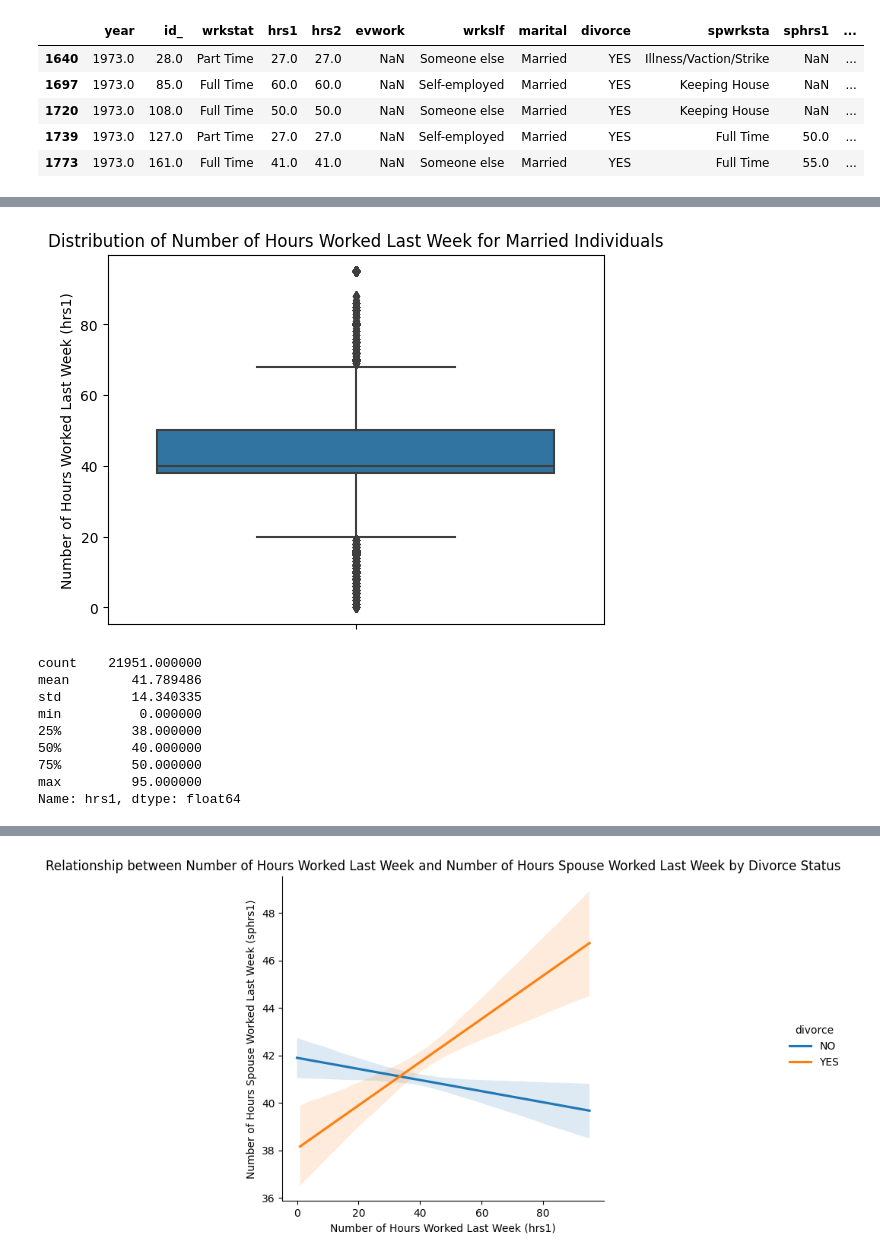
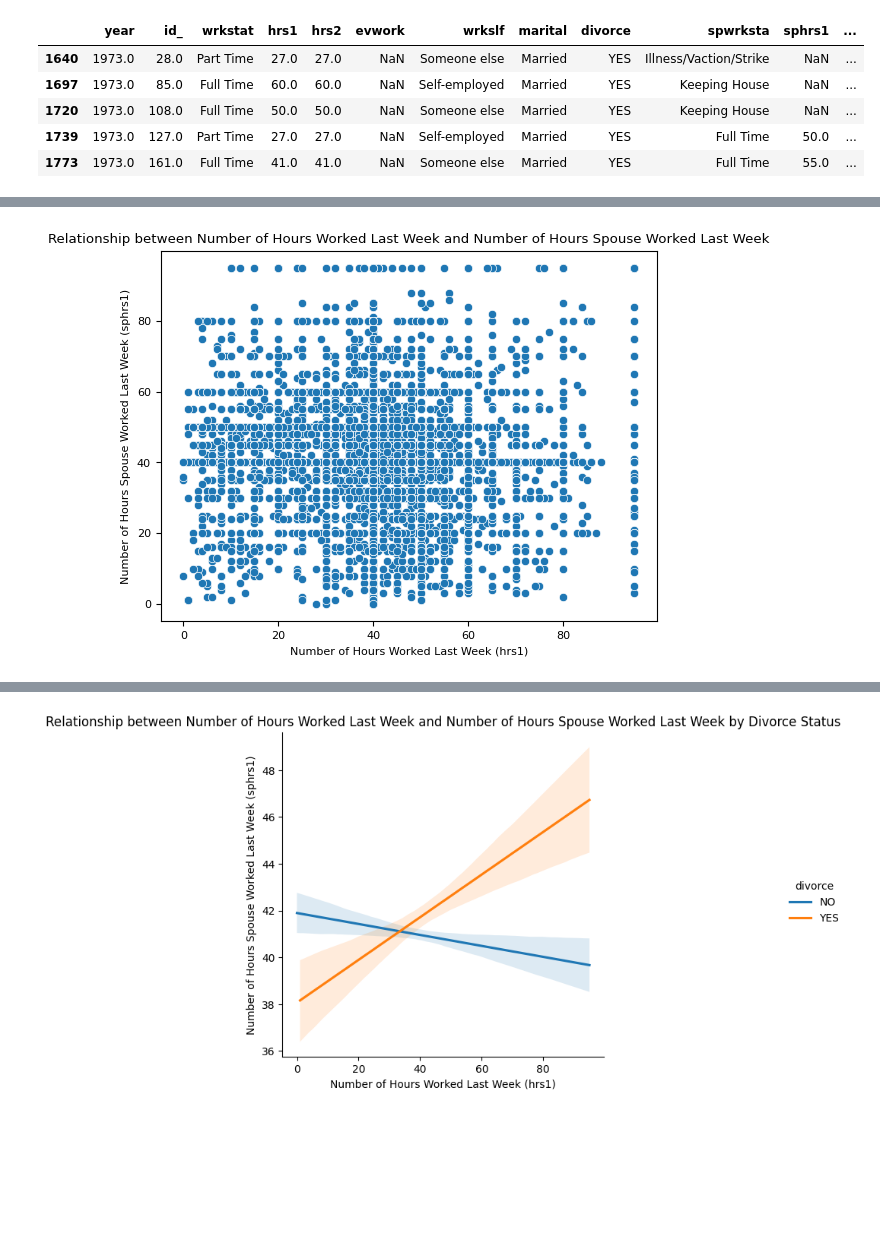
Before and after one commit to DS3001/group22, a Jupyter notebook: Midterm_Work.ipynb, the cells around one changed output, grey strips where cells are left out. Cells and saved outputs as stored; diff of their text form; code cells hidden in the pictures; blank space fills up the shorter version.

```diff
--- a/Midterm_Work.ipynb
+++ b/Midterm_Work.ipynb
@@ -691,23 +693,11 @@ divorced_df.head()
 # %%
-sns.boxplot(data=married_df, y='hrs1')
+sns.scatterplot(data = df_usable, x = 'hrs1', y='sphrs1')
 
-plt.ylabel("Number of Hours Worked Last Week (hrs1)")
-plt.title("Distribution of Number of Hours Worked Last Week for Married Individuals")
+plt.xlabel("Number of Hours Worked Last Week (hrs1)")
+plt.ylabel("Number of Hours Spouse Worked Last Week (sphrs1)")
+
+plt.title("Relationship between Number of Hours Worked Last Week and Number of Hours Spouse Worked Last Week")
 
 plt.show()
 # %% [output]
-[figure, old version]
+[figure, new version]
-# %%
-# summary stats for above distribution:
-
-married_df['hrs1'].describe()
-# %% [output]
-count    21951.000000
-mean        41.789486
-std         14.340335
-min          0.000000
-25%         38.000000
-50%         40.000000
-75%         50.000000
-max         95.000000
-Name: hrs1, dtype: float64
```
Also changed, not shown: parts of 41 cells of this notebook.
